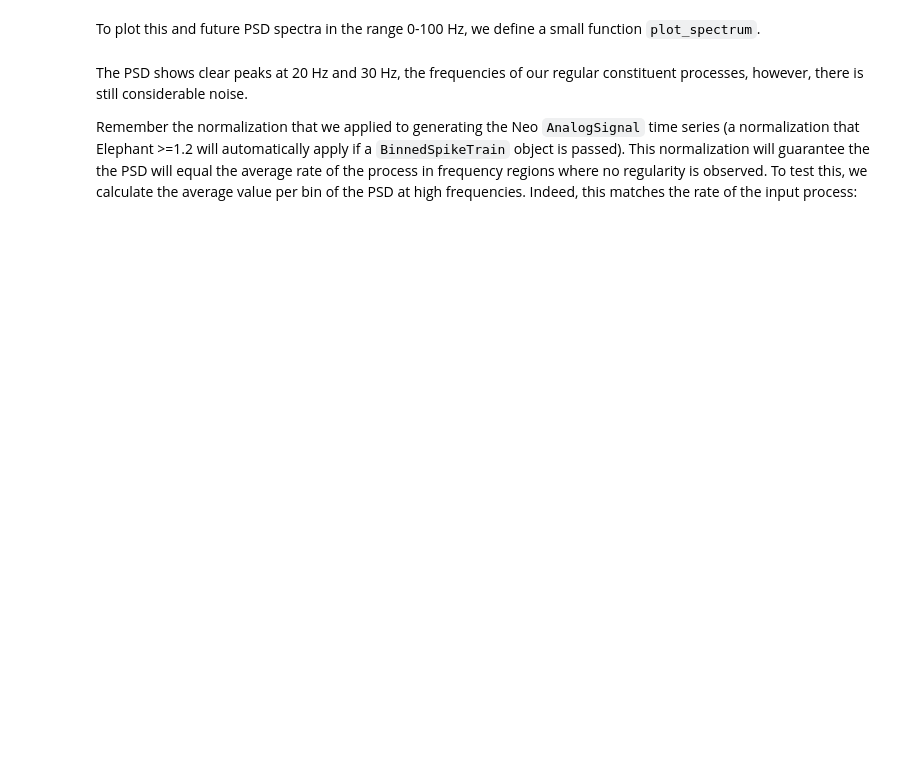
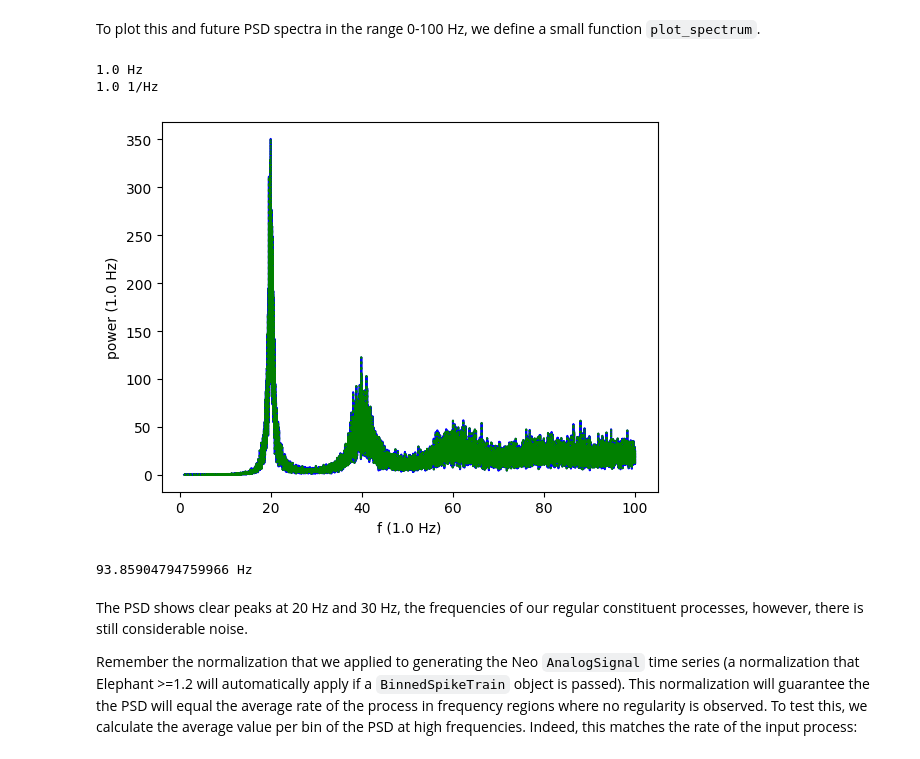
Before and after one commit to INM-6/elephant, a Jupyter notebook: doc/tutorials/spike_power_spectra.ipynb, the cells around one changed output. Saved outputs shown, nothing was run; the diff lists cells and outputs as text; code cells hidden in the pictures; blank space fills up the shorter version.

```diff
--- a/doc/tutorials/spike_power_spectra.ipynb
+++ b/doc/tutorials/spike_power_spectra.ipynb
@@ -194,19 +189,41 @@ To plot this and future PSD spectra in the range 0-100 Hz, we define a small fun
 # %%
 def plot_spectrum(f, psd, ps='b-'):
     # Limit frequency axis to 1-100 Hz
     lower_f_index = np.where(f.rescale(pq.Hz).magnitude>1)[0][0]
     upper_f_index = np.where(f.rescale(pq.Hz).magnitude>100)[0][0]
     plt.plot(f[lower_f_index:upper_f_index], np.transpose(psd[0, lower_f_index:upper_f_index]/2), ps)
-    plt.xlabel("f/Hz")
-    plt.ylabel("power")
+    plt.xlabel(f"f ({f_w.units})")
+    plt.ylabel(f"power ({psd_w.units})")
 
 plot_spectrum(f_w, psd_w)
 plot_spectrum(f_wo, psd_wo,'g:')
 
 print(psd_w.units)
 print(psd_wo.units)
 
 assert(np.allclose(psd_w.magnitude,psd_wo.magnitude)==True)
+# %% [output]
+1.0 Hz
+1.0 1/Hz
+[figure, added]
+# %%
+rate = 50 * pq.Hz
+t_stop = 10 * pq.s
+spiketrain = elephant.spike_train_generation.StationaryPoissonProcess(
+    rate, t_stop=t_stop).generate_spiketrain()
+bin_size = 2 * pq.ms
+binned_st = elephant.conversion.BinnedSpikeTrain(
+    spiketrain, bin_size=bin_size)
+
+freqs, psd = elephant.spectral.welch_psd(binned_st)
+
+
+# 2) Check scaling: for large frequencies, PSD should approach 2*rate
+# (factor 2 because it is a one-sided PSD)
+avg_psd = np.mean(psd[0, freqs > 100 * pq.Hz])
+print(avg_psd)
+# %% [output]
+93.85904794759966 Hz
 # %% [markdown]
 The PSD shows clear peaks at 20 Hz and 30 Hz, the frequencies of our regular constituent processes, however, there is still considerable noise.
 
```
Also changed, not shown: parts of 9 cells of this notebook, 2 other files.
